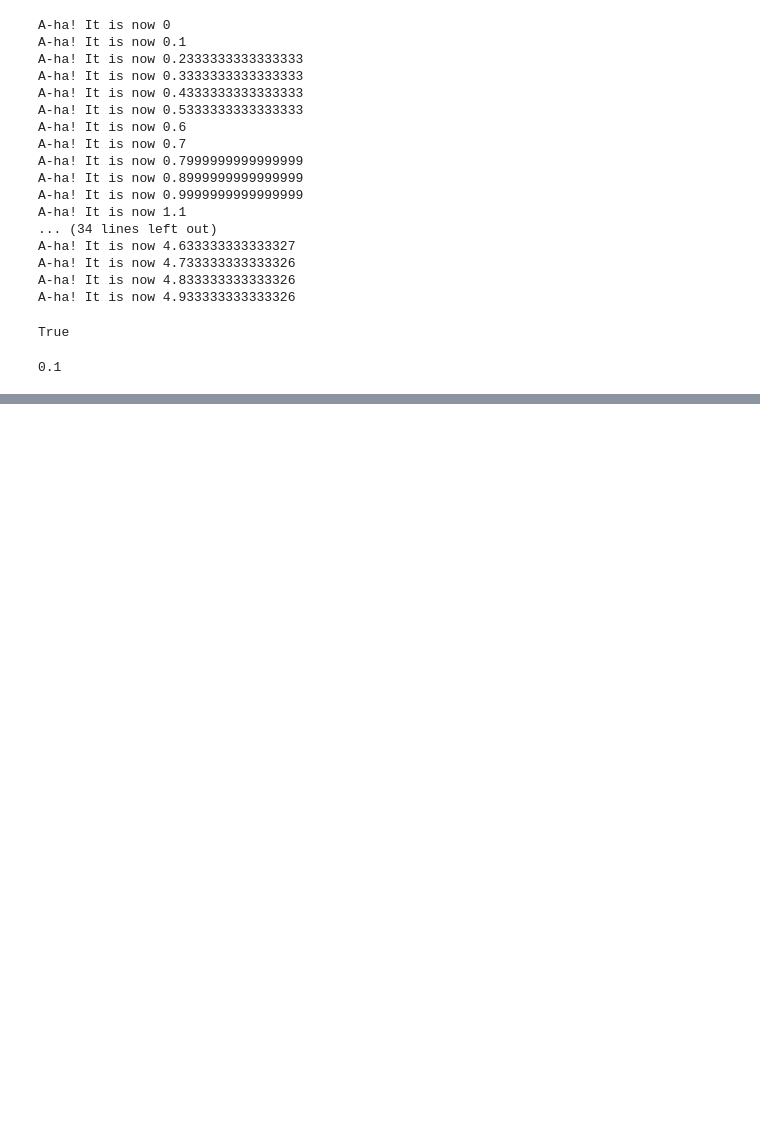
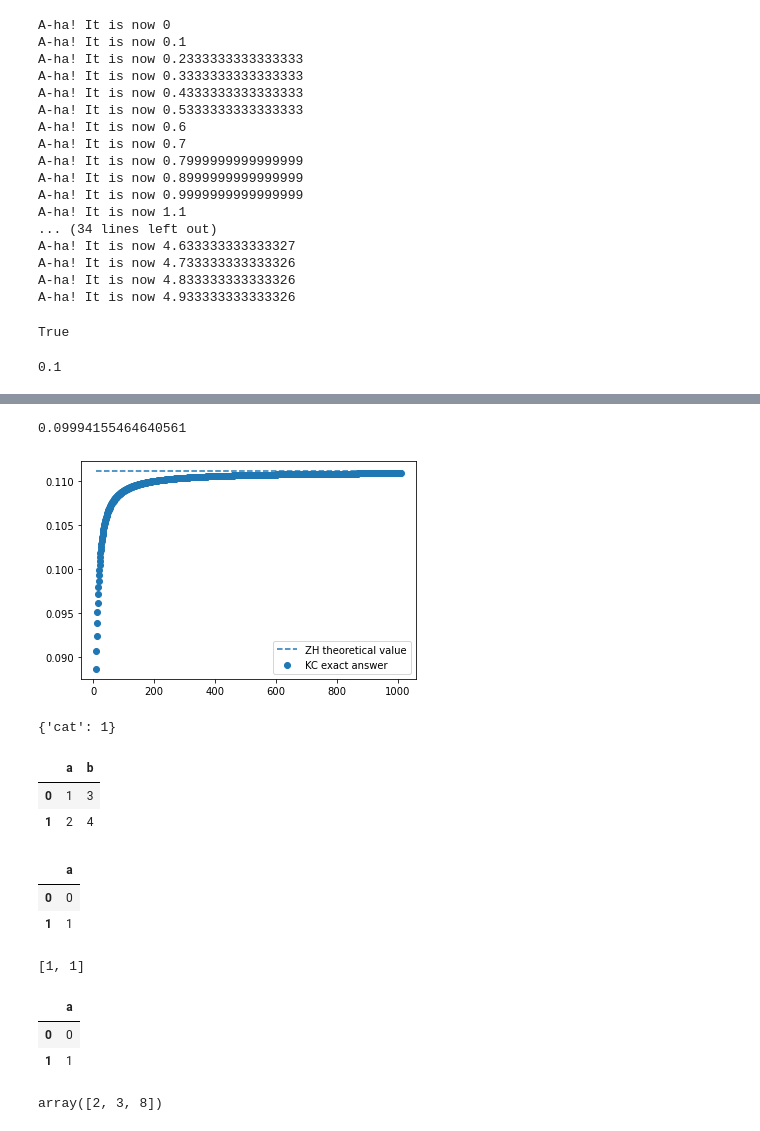
Before and after one commit to zhihaoquek/AAM_Sim, a Jupyter notebook: Debug and Develop.ipynb, the cells around one changed output, grey strips where cells are left out. Saved outputs shown, nothing was run; the diff lists cells and outputs as text; code cells hidden in the pictures; blank space fills up the shorter version.

```diff
--- a/Debug and Develop.ipynb
+++ b/Debug and Develop.ipynb
@@ -50,0 +171,79 @@ TA1.next_update_time
+# %%
+def calculator(k):
+    numerator = comb(k*3-3, k) * comb(k*2-3, k) * 3
+    denominator = comb(k*3, k) * comb(k*2, k)
+    return numerator/denominator
+
+calculator(20)
+# %% [output]
+0.09994155464640561
+# %%
+import matplotlib.pyplot as plt
+
+k = 10
+ks = []
+prob = []
+zh_theoretical = 1/9
+zh_th = []
+for i in range(1000):
+    ks.append(k)
+    prob.append(calculator(k))
+    zh_th.append(zh_theoretical)
+    k += 1
+
+fig, ax = plt.subplots()
+ax.scatter(ks, prob, label='KC exact answer')
+ax.plot(ks, zh_th, '--', label = 'ZH theoretical value')
+ax.legend()
+
+plt.show()
+# %% [output]
+[figure, added]
+# %%
+class state(object):
+    def __init__(self):
+        self.cat = 1
+        # self.trajectory = []
+    def return_dict(self):
+        return self.__dict__
+    def update(self):
+        self.trajectory.append(self.return_dict().copy())
+
+cat = state()
+
+cat.return_dict()
+# %% [output]
+{'cat': 1}
+# %%
+df.copy()
+# %% [output]
+|  | a | b |
+| 0 | 1 | 3 |
+| 1 | 2 | 4 |
+# %%
+a = [0, 1]
+df = pd.DataFrame({'a':a})
+df
+# %% [output]
+|  | a |
+| 0 | 0 |
+| 1 | 1 |
+# %%
+a[0] = 1
+a
+# %% [output]
+[1, 1]
+# %%
+df
+# %% [output]
+|  | a |
+| 0 | 0 |
+| 1 | 1 |
+# %%
+import numpy as np
+
+f = np.array([2,3,5])
+f[2] = np.clip(f[2], 8, 16)
+f
+# %% [output]
+array([2, 3, 8])
```
Also changed, not shown: parts of 8 cells of this notebook, 6 other files.
